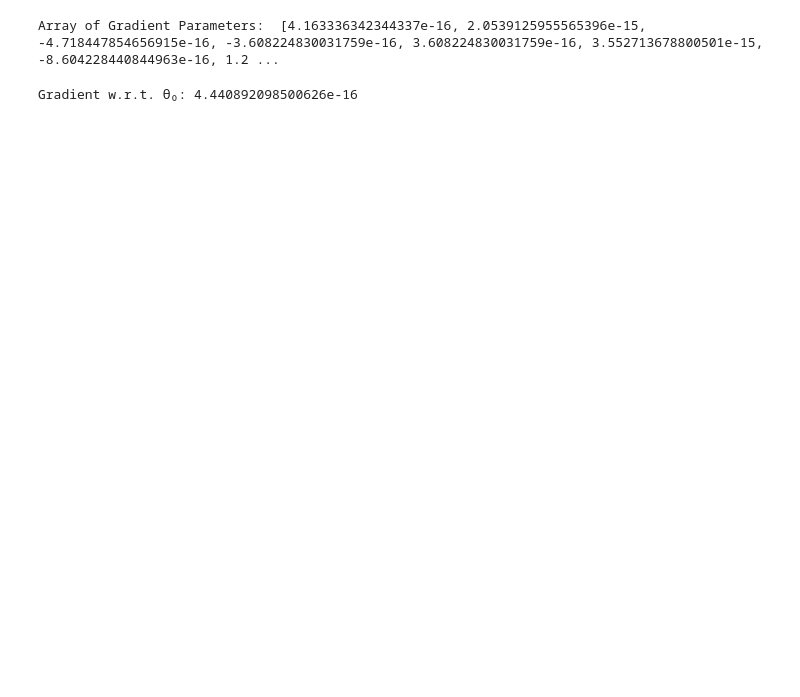
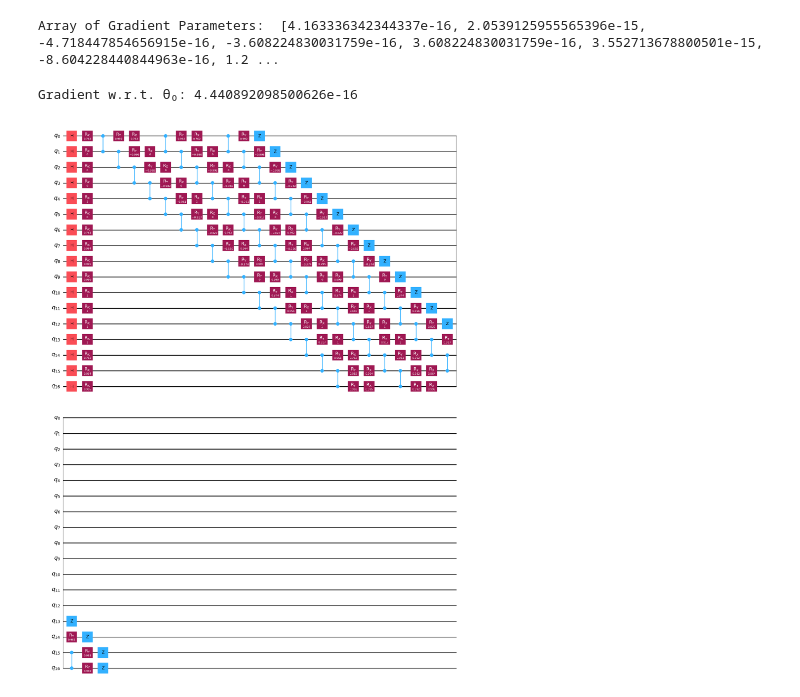
Before and after one commit to piersk/EEEN40290_Thesis, a Jupyter notebook: LQDRL.ipynb, the cells around one changed output. Cells and saved outputs as stored; diff of their text form; code cells hidden in the pictures; blank space fills up the shorter version.

```diff
--- a/LQDRL.ipynb
+++ b/LQDRL.ipynb
@@ -581,4 +596,6 @@ print("Gradient w.r.t. θ₀:", grad)
 # %% [output]
 Gradient w.r.t. θ₀: 4.440892098500626e-16
 # %%
-#circuit_drawer(crit_lqdrl, output="mpl")
+circuit_drawer(crit_lqdrl, output="mpl")
+# %% [output]
+[figure, added]
```
Also changed, not shown: parts of 10 cells of this notebook.
